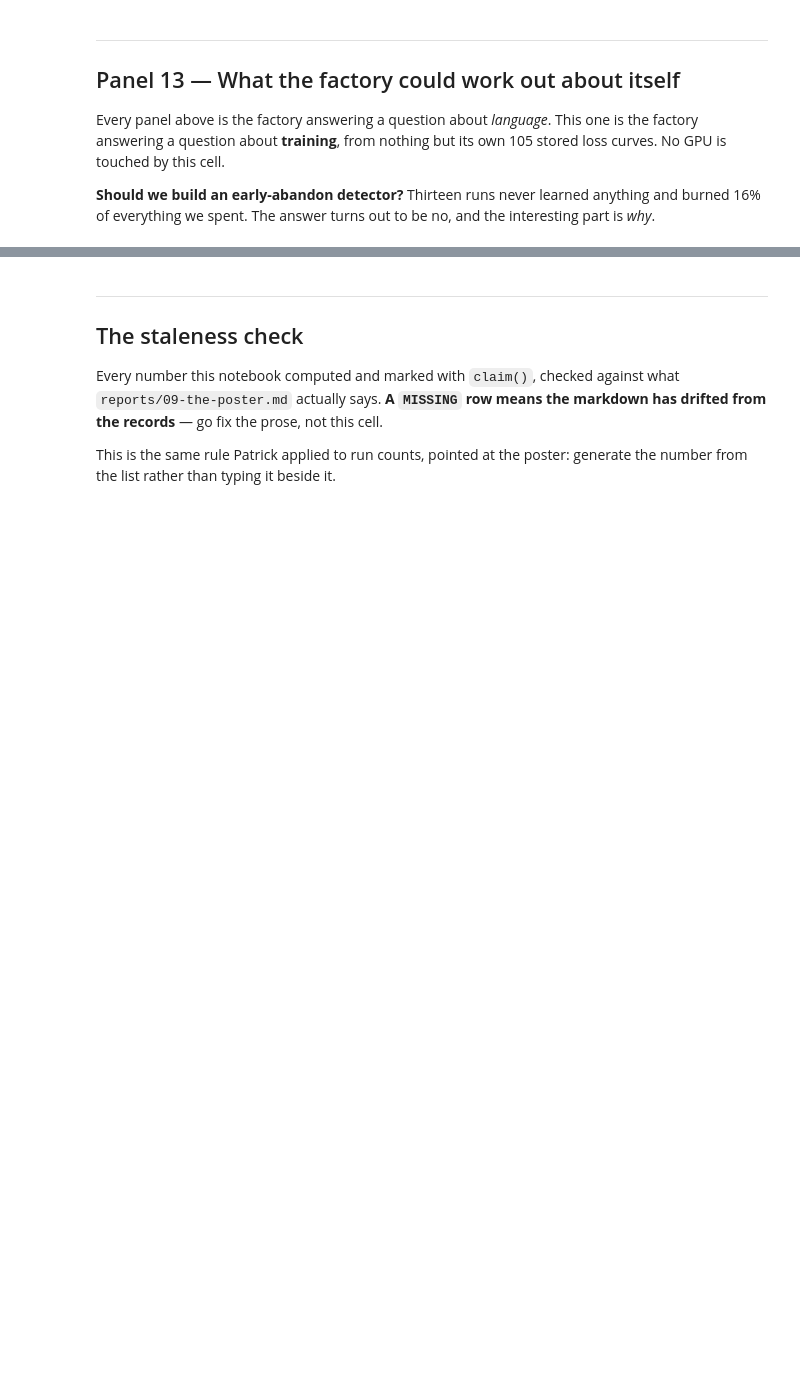
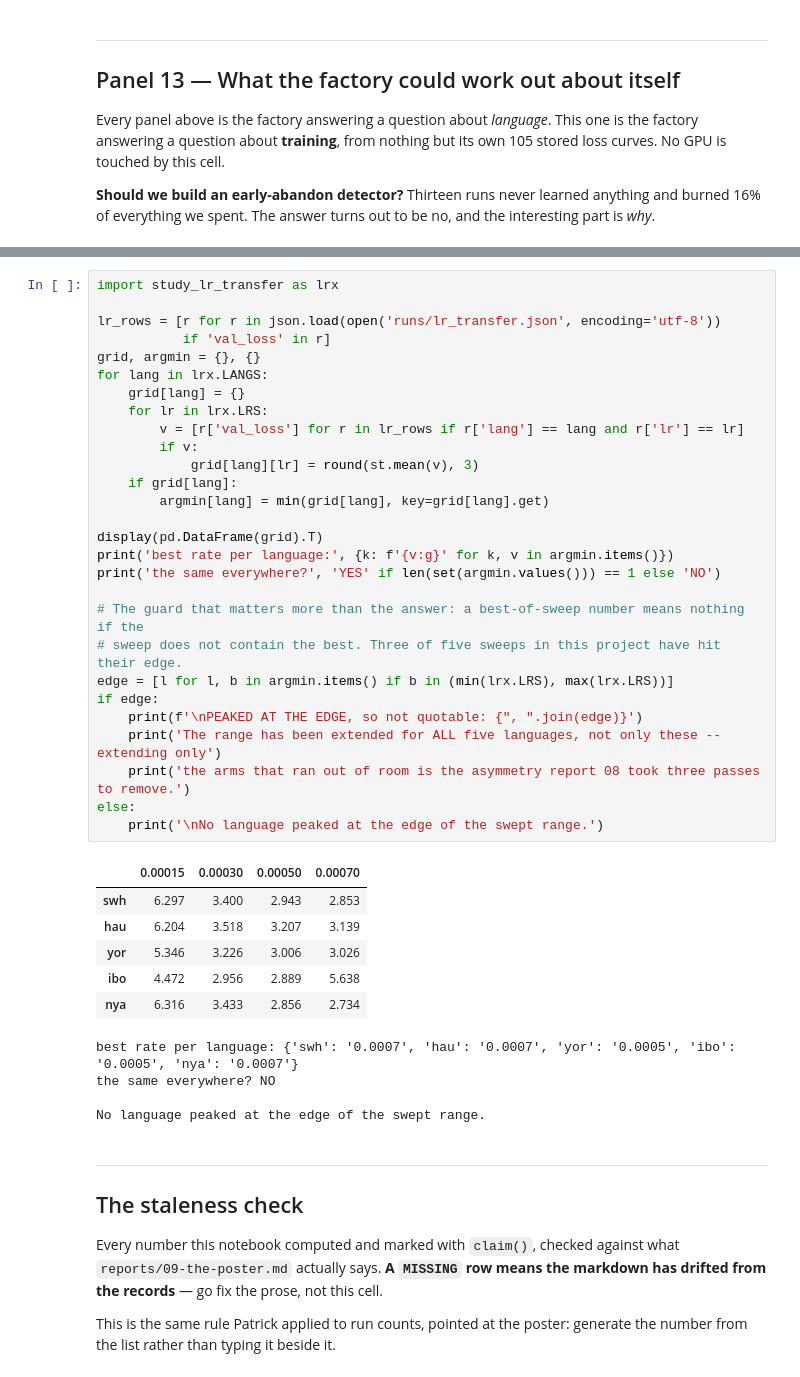
Before and after one commit to TrueRottweiler/WashingtonCsed504, a Jupyter notebook: src/a2-nlp/poster_bottom.ipynb, the cells around one changed output, grey strips where cells are left out. Saved outputs shown, nothing was run; the diff lists cells and outputs as text; blank space fills up the shorter version.

```diff
--- a/src/a2-nlp/poster_bottom.ipynb
+++ b/src/a2-nlp/poster_bottom.ipynb
@@ -717,3 +826,42 @@ say which moves it. That is a real gap and a cheap experiment closes it.
+# %%
+import study_lr_transfer as lrx
+
+lr_rows = [r for r in json.load(open('runs/lr_transfer.json', encoding='utf-8'))
+           if 'val_loss' in r]
+grid, argmin = {}, {}
+for lang in lrx.LANGS:
+    grid[lang] = {}
+    for lr in lrx.LRS:
+        v = [r['val_loss'] for r in lr_rows if r['lang'] == lang and r['lr'] == lr]
+        if v:
+            grid[lang][lr] = round(st.mean(v), 3)
+    if grid[lang]:
+        argmin[lang] = min(grid[lang], key=grid[lang].get)
+
+display(pd.DataFrame(grid).T)
+print('best rate per language:', {k: f'{v:g}' for k, v in argmin.items()})
+print('the same everywhere?', 'YES' if len(set(argmin.values())) == 1 else 'NO')
+
+# The guard that matters more than the answer: a best-of-sweep number means nothing if the
+# sweep does not contain the best. Three of five sweeps in this project have hit their edge.
+edge = [l for l, b in argmin.items() if b in (min(lrx.LRS), max(lrx.LRS))]
+if edge:
+    print(f'\nPEAKED AT THE EDGE, so not quotable: {", ".join(edge)}')
+    print('The range has been extended for ALL five languages, not only these -- extending only')
+    print('the arms that ran out of room is the asymmetry report 08 took three passes to remove.')
+else:
+    print('\nNo language peaked at the edge of the swept range.')
+# %% [output]
+|  | 0.00015 | 0.00030 | 0.00050 | 0.00070 |
+| swh | 6.297 | 3.400 | 2.943 | 2.853 |
+| hau | 6.204 | 3.518 | 3.207 | 3.139 |
+| yor | 5.346 | 3.226 | 3.006 | 3.026 |
+| ibo | 4.472 | 2.956 | 2.889 | 5.638 |
+| nya | 6.316 | 3.433 | 2.856 | 2.734 |
+best rate per language: {'swh': '0.0007', 'hau': '0.0007', 'yor': '0.0005', 'ibo': '0.0005', 'nya': '0.0007'}
+the same everywhere? NO
+
+No language peaked at the edge of the swept range.
 # %% [markdown]
 ---
 ## The staleness check
```
Also changed, not shown: parts of 16 cells of this notebook.
